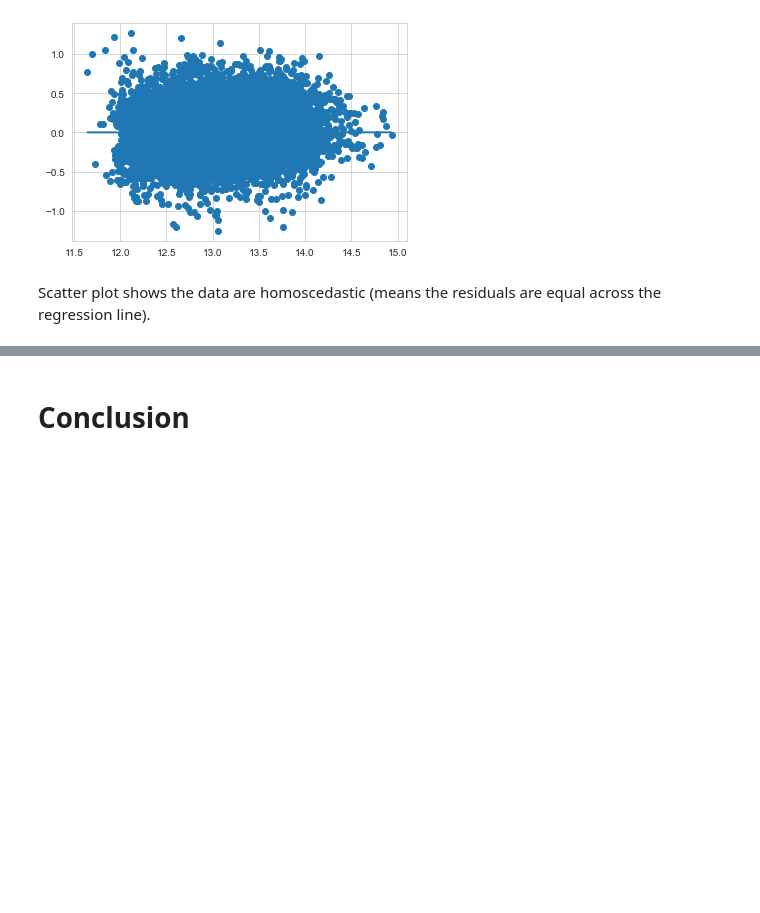
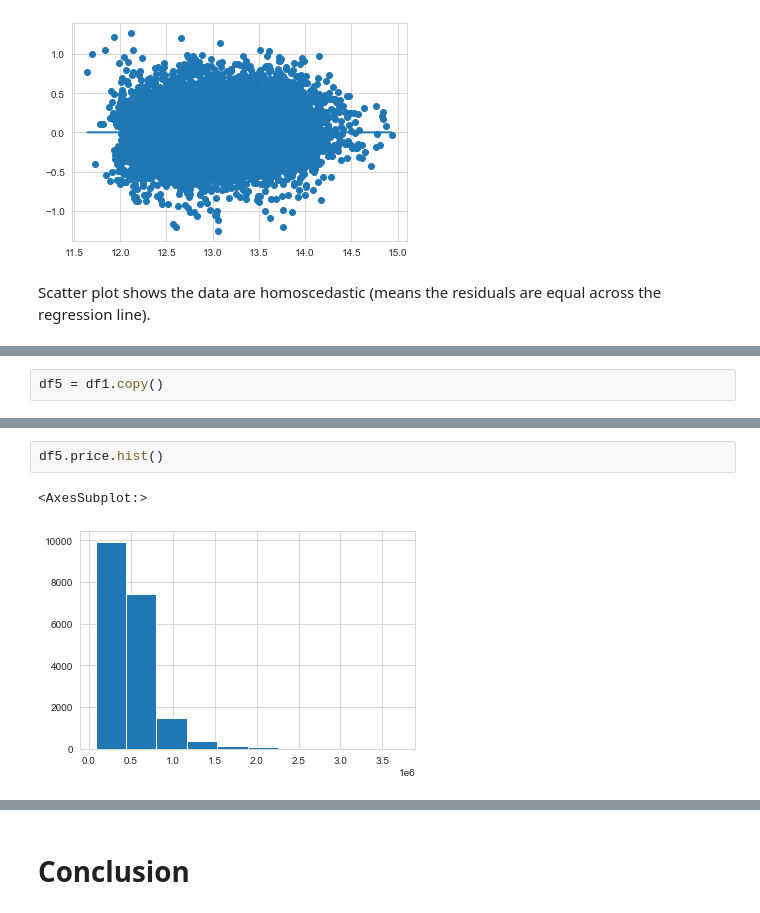
Before and after one commit to Vijayag04/Housing_project, a Jupyter notebook: kc_housing_project.ipynb, the cells around one changed output, grey strips where cells are left out. Drawn from its saved outputs; the diff is of its cells as text; blank space fills up the shorter version.

```diff
--- a/kc_housing_project.ipynb
+++ b/kc_housing_project.ipynb
@@ -919,0 +938,2 @@ Scatter plot shows the data are homoscedastic (means the residuals are equal acr
+# %%
+df5 = df1.copy()
@@ -919,0 +960,5 @@ Scatter plot shows the data are homoscedastic (means the residuals are equal acr
+# %%
+df5.price.hist()
+# %% [output]
+<AxesSubplot:>
+[figure, added]
```
Also changed, not shown: parts of 43 cells of this notebook.
